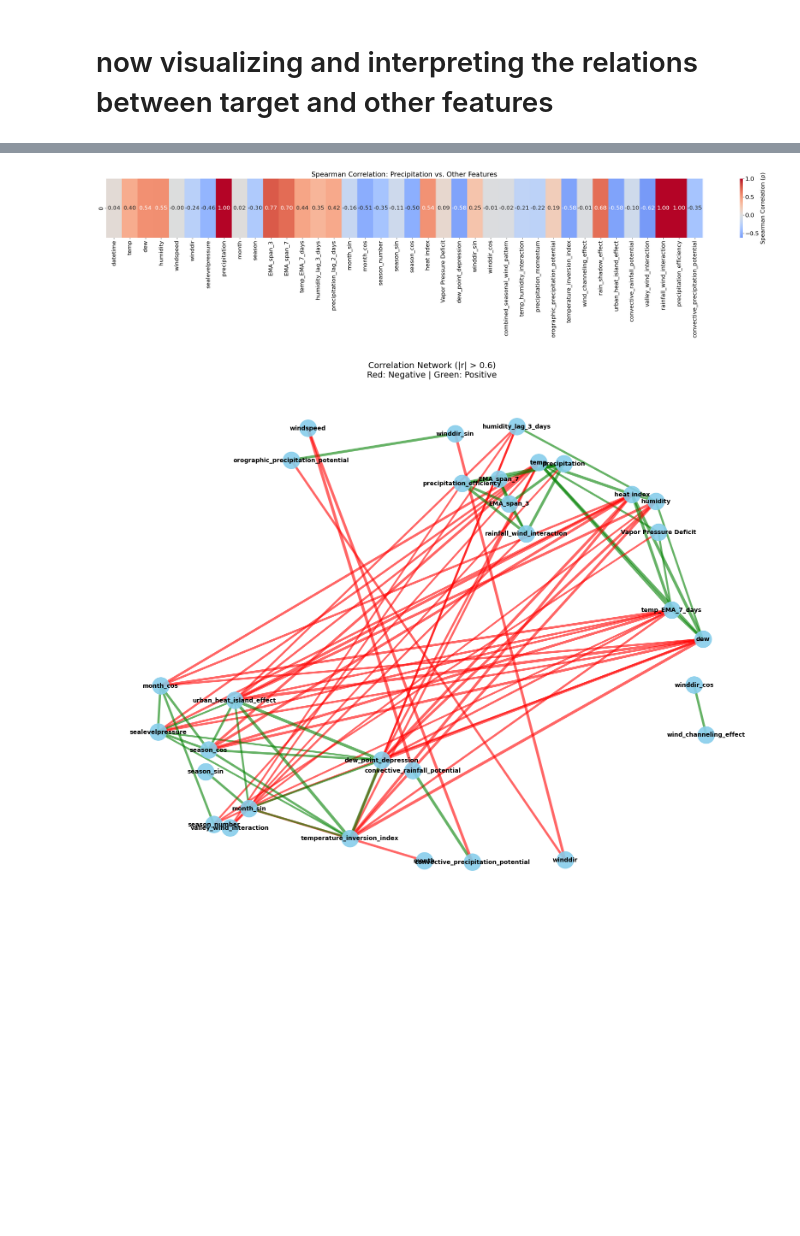
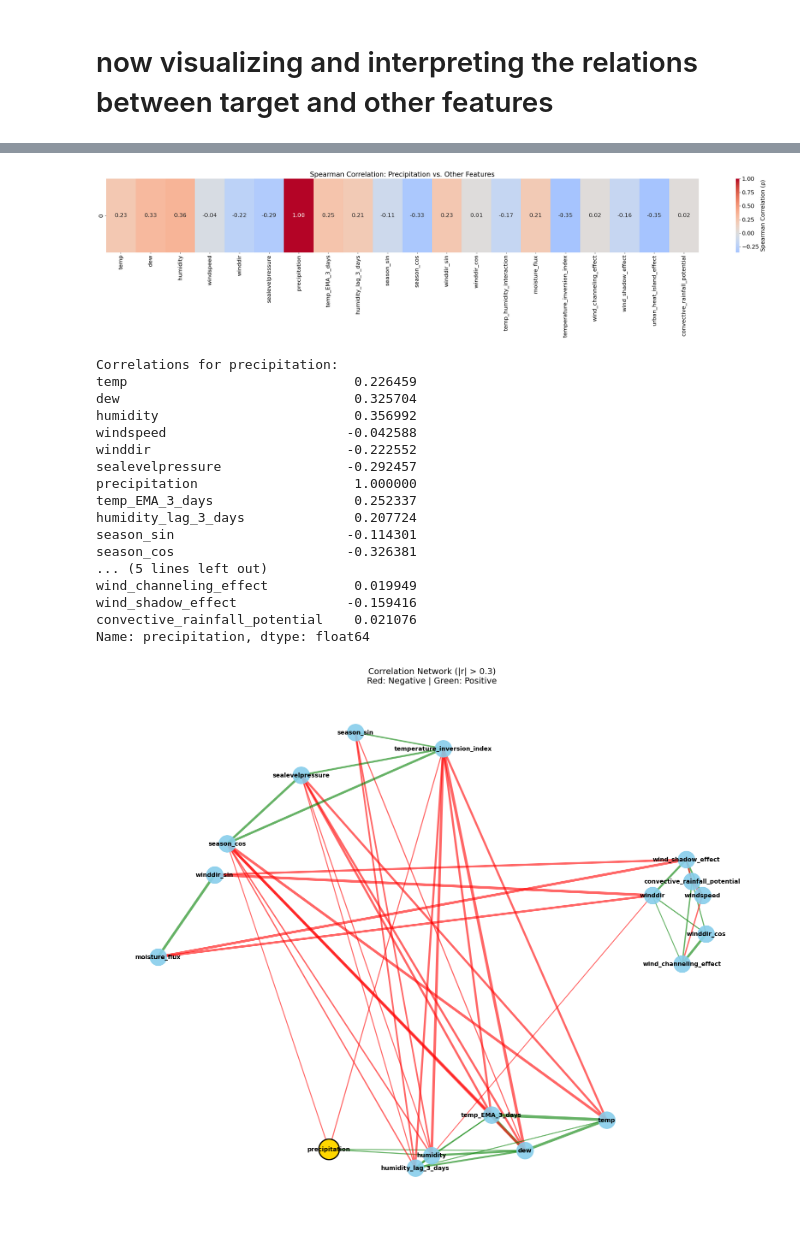
Before and after one commit to shaswot84/Kathmandu-Rain-Prediction, a Jupyter notebook: feature_engineering.ipynb, the cells around one changed output, grey strips where cells are left out. Saved outputs shown, nothing was run; the diff lists cells and outputs as text; code cells hidden in the pictures; blank space fills up the shorter version.

```diff
--- a/feature_engineering.ipynb
+++ b/feature_engineering.ipynb
@@ -346,2 +324,3 @@ import seaborn as sns
 # %%
-df  = pd.read_csv("cleaned_data/03-interaction_features.csv")
+#chnge the path to -> /home/momo/Downloads/dataset for prec/cleaned_data/03-interaction_features.csv
+df  = pd.read_csv("/home/momo/Downloads/dataset for prec/cleaned_data/03-interaction_features.csv")
@@ -397,3 +359,6 @@ dtype: object
+# %%
+# dropping some features based on thier very unusal pattern in the histogram plot
+df.drop(columns=['month','season_number','month_sin','month_cos','combined_seasonal_wind_pattern'],inplace=True)
 # %%
 import pandas as pd
 import numpy as np
@@ -444,7 +409,7 @@ plt.tight_layout()
 plt.savefig("cleaned_data/03-interaction_features-visualizations/correlation heatmap/correlation heatmapSpearman_Correlation_Heatmap.png")
 plt.show()
 # %% [output]
-[figure, old version]
+[figure, new version]
 # %%
 import networkx as nx
 import matplotlib.pyplot as plt
@@ -454,7 +419,7 @@ corr_matrix = df.select_dtypes(include=['number']).corr(method='pearson')
 
 # Create graph
 G = nx.Graph()
-threshold = 0.6  # Adjust based on your needs (strictness)
+threshold = 0.3 # Adjust based on your needs (strictness)
 
 # Add edges only if correlation exceeds threshold
 for i in range(len(corr_matrix.columns)):
@@ -480,44 +445,69 @@ weights = [abs(G[u][v]['weight']) * 5 for u, v in edges]  # Scale edge width
 nx.draw_networkx_nodes(
     G, pos,
     node_size=800,
     node_color='skyblue',
     alpha=0.9
 )
 nx.draw_networkx_edges(
     G, pos,
     edge_color=colors,
     width=weights,
     alpha=0.6
 )
 nx.draw_networkx_labels(
     G, pos,
     font_size=10,
     font_weight='bold'
 )
 
 # Customize plot
 plt.title(
     f"Correlation Network (|r| > {threshold})\n"
     "Red: Negative | Green: Positive",
     fontsize=14
 )
 plt.axis('off')
 
 # Highlight target variable (if applicable)
-target_node = 'price'  # Replace with your target column
-if target_node in G.nodes():
-    nx.draw_networkx_nodes(
-        G, pos,
-        nodelist=[target_node],
-        node_size=1200,
-        node_color='gold',
-        edgecolors='black',
-        linewidths=2
-    )
+target_node = 'precipitation'  # Replace with your target column
+if target_node in corr_matrix.columns:  # Check in correlation matrix first
+    print(f"Correlations for {target_node}:")
+    print(corr_matrix[target_node])
 
+    if target_node in G.nodes():
+        nx.draw_networkx_nodes(
+            G, pos,
+            nodelist=[target_node],
+            node_size=1200,
+            node_color='gold',
+            edgecolors='black',
+            linewidths=2
+        )
+    else:
+        print(f"Warning: {target_node} has no correlations above the threshold")
+else:
+    print(f"Error: {target_node} not found in correlation matrix")
+plt.savefig("cleaned_data/03-interaction_features-visualizations/correlation heatmap/correlation_network_graph.png")
 plt.show()
 # %% [output]
+Correlations for precipitation:
+temp                             0.226459
+dew                              0.325704
+humidity                         0.356992
+windspeed                       -0.042588
+winddir                         -0.222552
+sealevelpressure                -0.292457
+precipitation                    1.000000
+temp_EMA_3_days                  0.252337
+humidity_lag_3_days              0.207724
+season_sin                      -0.114301
+season_cos                      -0.326381
+... (5 lines left out)
+wind_channeling_effect           0.019949
+wind_shadow_effect              -0.159416
+convective_rainfall_potential    0.021076
+Name: precipitation, dtype: float64
-[figure, old version]
+[figure, new version]
 # %%
 # Correlation Network Graph
 # Element	Meaning
```
Also changed, not shown: parts of 42 cells of this notebook, 9 other files.
